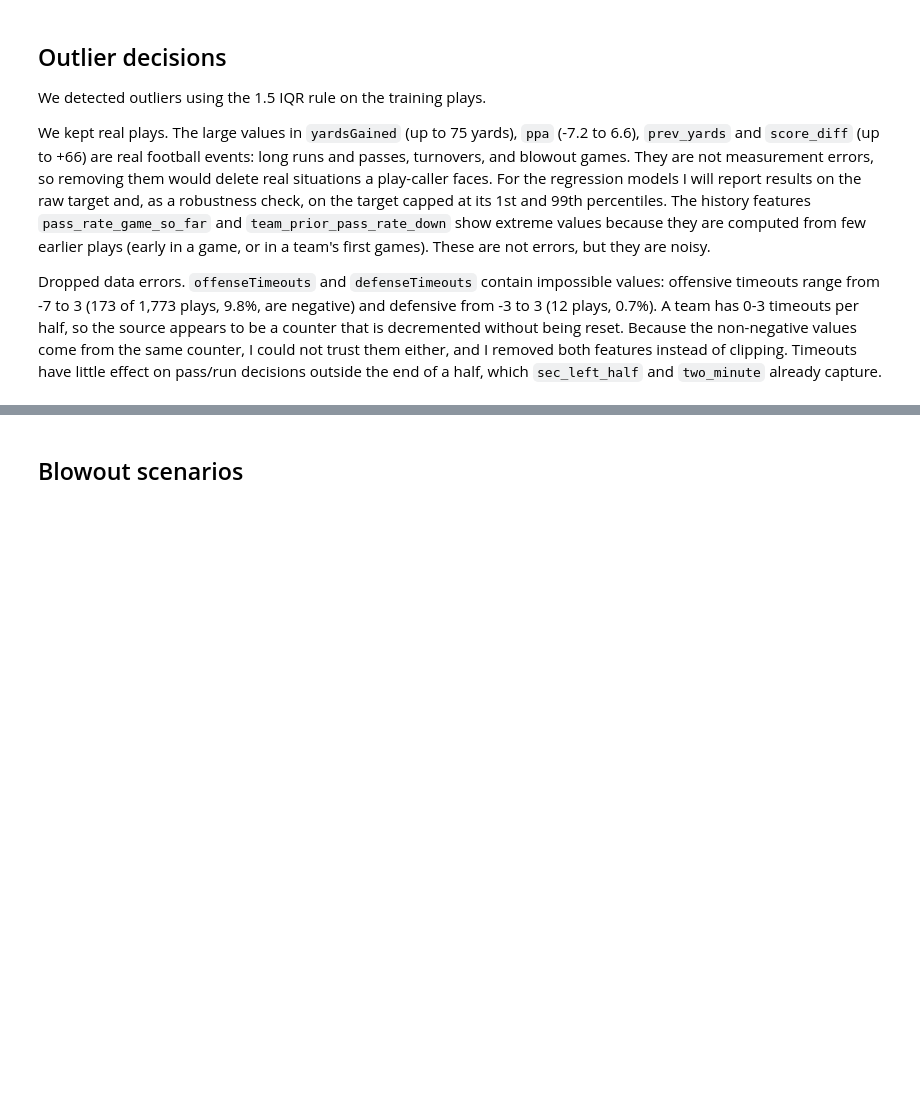
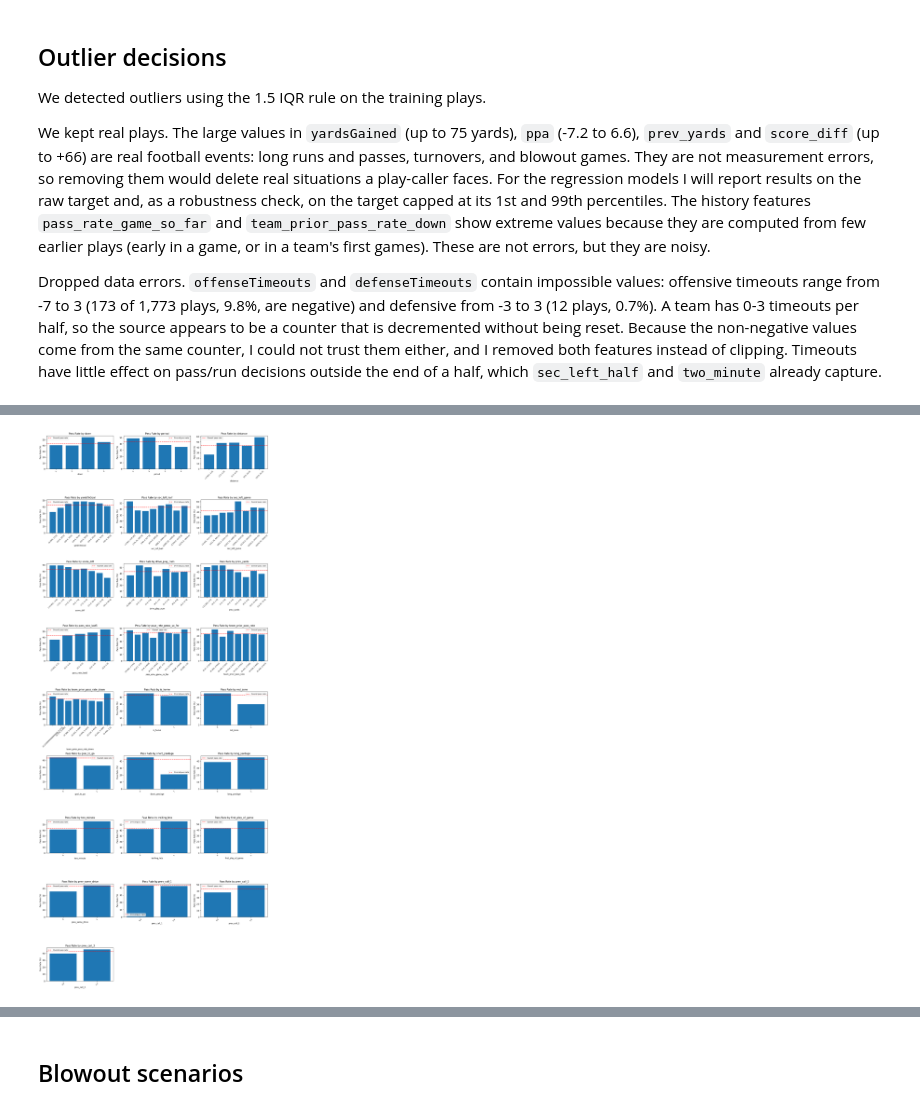
Before and after one commit to wrennicol/college-football-play-prediction, a Jupyter notebook: notebooks/01b_data_eda.ipynb, the cells around one changed output, grey strips where cells are left out. Cells and saved outputs as stored; diff of their text form; code cells hidden in the pictures; blank space fills up the shorter version.

```diff
--- a/notebooks/01b_data_eda.ipynb
+++ b/notebooks/01b_data_eda.ipynb
@@ -278,0 +316,79 @@ fig.tight_layout(); savefig(fig, "05_pass_rate_by_feature"); plt.show()
+# %%
+# Pass rate by feature
+def calculate_pass_rate(data, feature, max_bins=8):
+    temp = data[[feature, "is_pass"]].dropna().copy()
+
+    # Group numeric features with many unique values into bins
+    if (
+        pd.api.types.is_numeric_dtype(temp[feature])
+        and temp[feature].nunique() > max_bins
+    ):
+        temp["feature_group"] = pd.qcut(
+            temp[feature],
+            q=max_bins,
+            duplicates="drop"
+        )
+    else:
+        temp["feature_group"] = temp[feature]
+
+    result = (
+        temp.groupby("feature_group", observed=True)["is_pass"]
+        .agg(["mean", "count"])
+        .reset_index()
+    )
+
+    result["pass_rate"] = result["mean"] * 100
+
+    return result.rename(columns={
+        "feature_group": "group",
+        "count": "n"
+    })[["group", "n", "pass_rate"]]
+
+classification_features = [
+    f for f in feature_cols
+    if f in eda.columns and f != "is_pass"
+]
+
+n_cols = 3
+n_rows = int(np.ceil(len(classification_features) / n_cols))
+
+fig, axes = plt.subplots(
+    n_rows,
+    n_cols,
+    figsize=(15, 4 * n_rows)
+)
+
+axes = np.array(axes).flatten()
+
+overall_pass_rate = eda["is_pass"].mean() * 100
+
+for i, feature in enumerate(classification_features):
+    result = calculate_pass_rate(eda, feature)
+
+    axes[i].bar(
+        result["group"].astype(str),
+        result["pass_rate"]
+    )
+
+    axes[i].axhline(
+        overall_pass_rate,
+        color="red",
+        linestyle="--",
+        label="Overall pass rate"
+    )
+
+    axes[i].set_title(f"Pass Rate by {feature}", fontsize=11)
+    axes[i].set_xlabel(feature, fontsize=9)
+    axes[i].set_ylabel("Pass Rate (%)", fontsize=9)
+    axes[i].tick_params(axis="x", labelrotation=45, labelsize=8)
+    axes[i].legend(fontsize=8)
+
+# Remove unused subplot spaces
+for j in range(i + 1, len(axes)):
+    fig.delaxes(axes[j])
+
+plt.tight_layout()
+savefig(fig, "classification_passrate_by_feature")
+plt.show()
+# %% [output]
+[figure, added]
```
Also changed, not shown: parts of 66 cells of this notebook, 58 other files.
